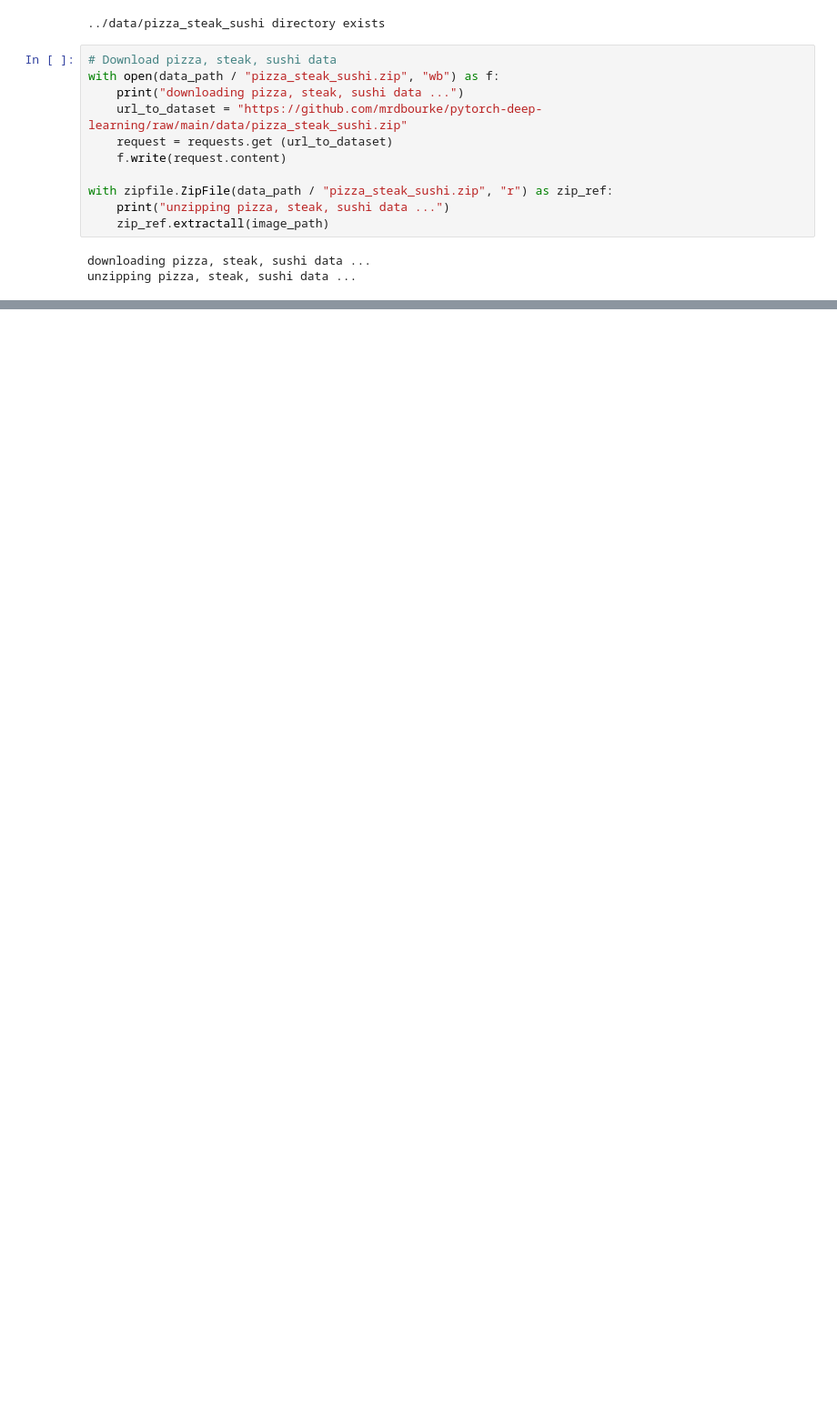
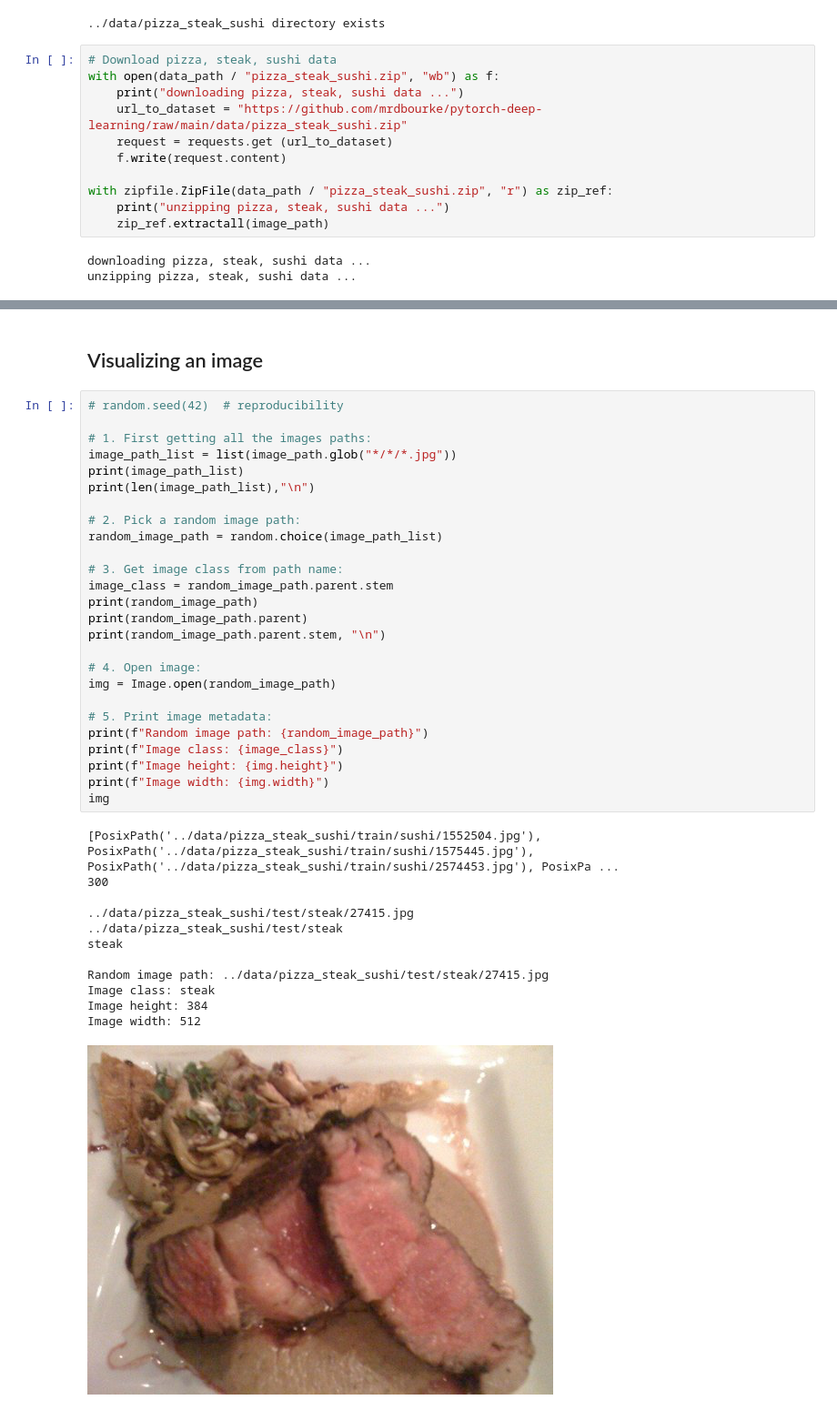
Before and after one commit to Hamid-Manouchehri/ML_DL_PyTorch, a Jupyter notebook: notebooks/custom_dataset.ipynb, the cells around one changed output, grey strips where cells are left out. Shown at 91% size. Saved outputs shown, nothing was run; the diff lists cells and outputs as text; blank space fills up the shorter version.

Commit message:
up to init of replicating `ImageFolder`

```diff
--- a/notebooks/custom_dataset.ipynb
+++ b/notebooks/custom_dataset.ipynb
@@ -70,0 +109,41 @@ unzipping pizza, steak, sushi data ...
+# %% [markdown]
+## Visualizing an image
+# %%
+# random.seed(42)  # reproducibility
+
+# 1. First getting all the images paths:
+image_path_list = list(image_path.glob("*/*/*.jpg"))
+print(image_path_list)
+print(len(image_path_list),"\n")
+
+# 2. Pick a random image path:
+random_image_path = random.choice(image_path_list)
+
+# 3. Get image class from path name:
+image_class = random_image_path.parent.stem
+print(random_image_path)
+print(random_image_path.parent)
+print(random_image_path.parent.stem, "\n")
+
+# 4. Open image:
+img = Image.open(random_image_path)
+
+# 5. Print image metadata:
+print(f"Random image path: {random_image_path}")
+print(f"Image class: {image_class}")
+print(f"Image height: {img.height}")
+print(f"Image width: {img.width}")
+img
+# %% [output]
+[PosixPath('../data/pizza_steak_sushi/train/sushi/1552504.jpg'), PosixPath('../data/pizza_steak_sushi/train/sushi/1575445.jpg'), PosixPath('../data/pizza_steak_sushi/train/sushi/2574453.jpg'), PosixPa ...
+300
+
+../data/pizza_steak_sushi/test/steak/27415.jpg
+../data/pizza_steak_sushi/test/steak
+steak
+
+Random image path: ../data/pizza_steak_sushi/test/steak/27415.jpg
+Image class: steak
+Image height: 384
+Image width: 512
+[figure, added]
```
Also changed, not shown: parts of 28 cells of this notebook.
